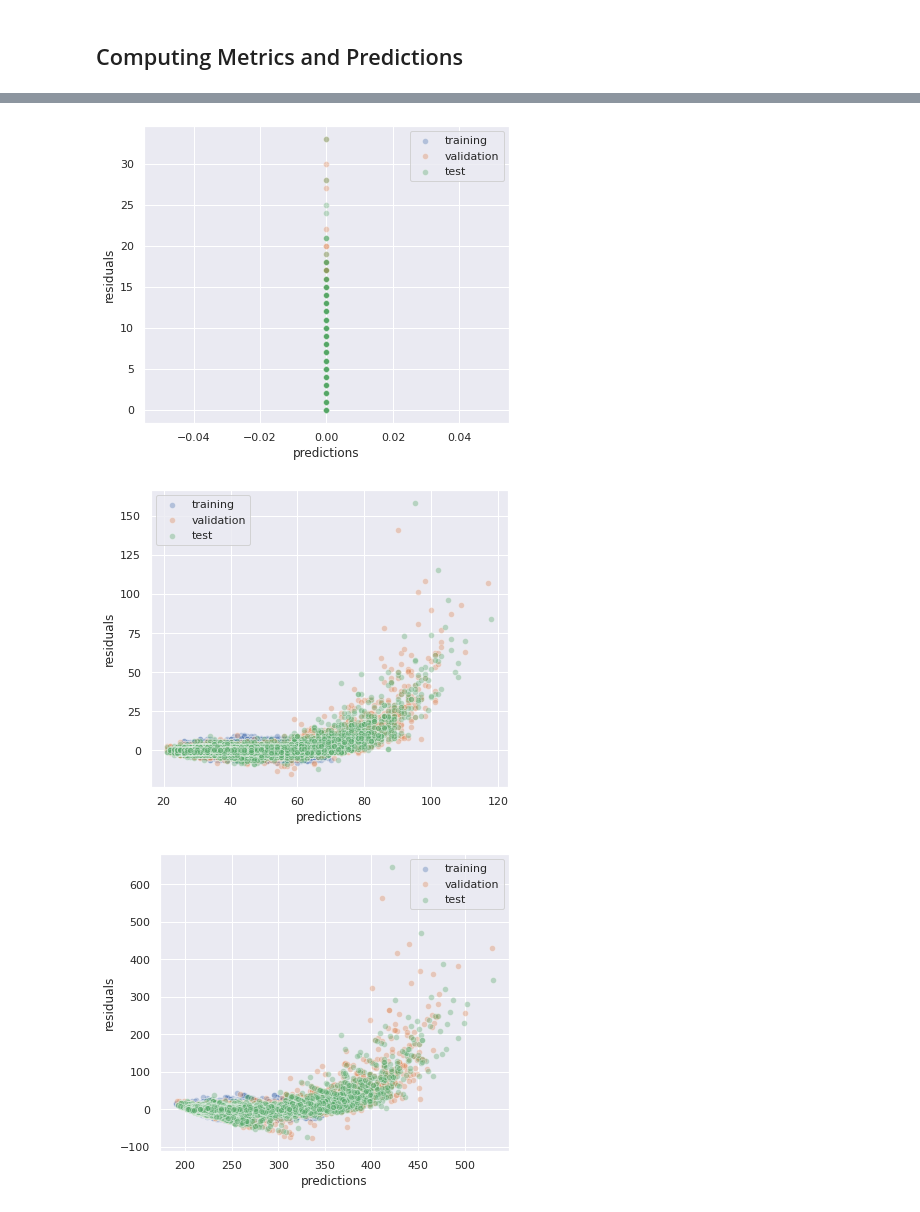
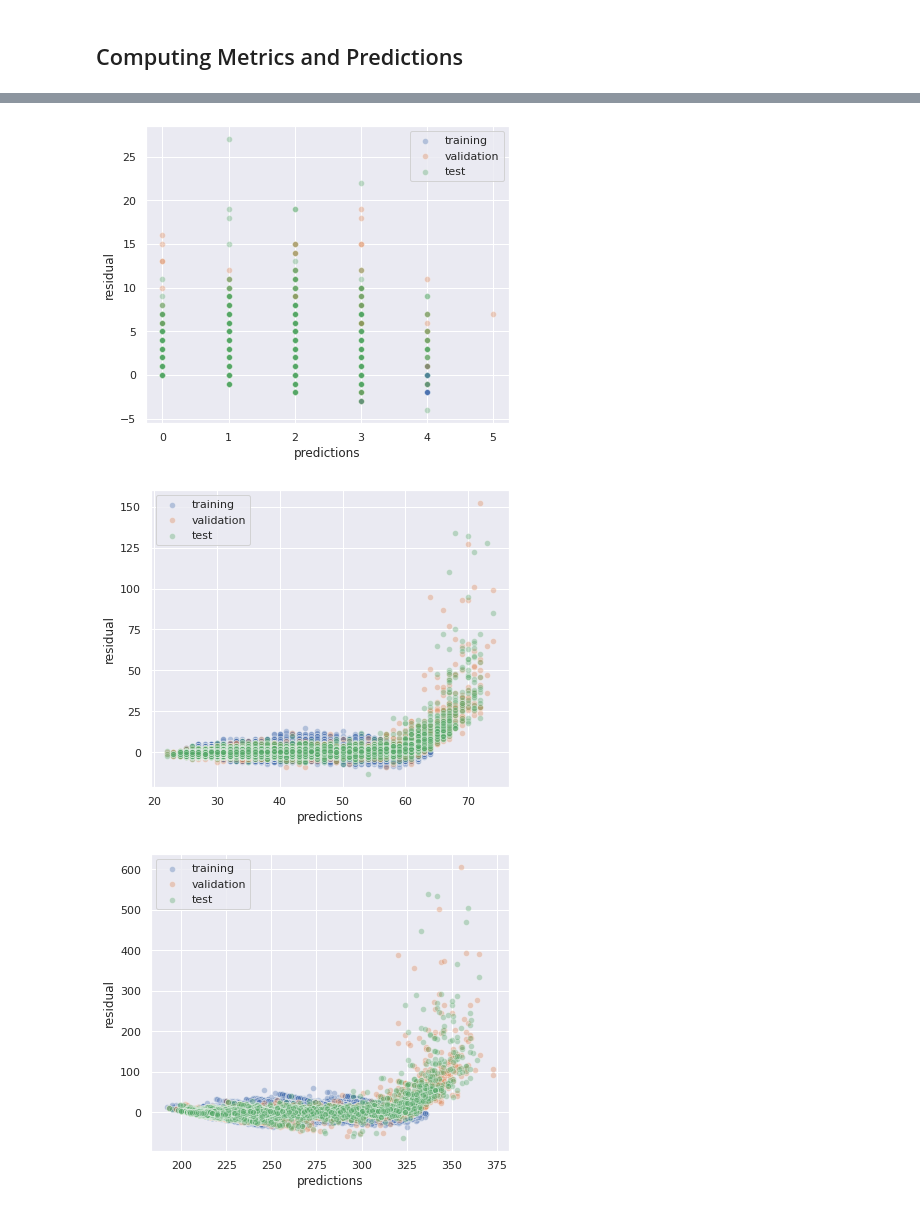
Before and after one commit to thesfinox/ml-cicy-4folds, a Jupyter notebook: cicy4_inception.ipynb, the cells around one changed output, grey strips where cells are left out. Saved outputs shown, nothing was run; the diff lists cells and outputs as text; code cells hidden in the pictures.

```diff
--- a/cicy4_inception.ipynb
+++ b/cicy4_inception.ipynb
@@ -165,7 +190,7 @@ plt.savefig(pimg('h22_distribution.pdf'), format='pdf', dpi=150)
 # %%
 batch_size = 64
 # %%
-df_train, df_test = train_test_split(df, test_size=0.05, shuffle=True, random_state=RAND)
+df_train, df_test = train_test_split(df, test_size=0.02, shuffle=True, random_state=RAND)
 df_val, df_test   = train_test_split(df_test, test_size=0.5, shuffle=True, random_state=RAND)
 
 print(f'Training set:   {df_train.shape[0]:d} samples (fraction: {df_train.shape[0] / df.shape[0]:.3f})')
@@ -241,17 +295,8 @@ test_labels = {'h11': list(df_test['h11'].values.astype(np.int)),
                'h22': list(df_test['h22'].values.astype(np.int)),
               }
 # %%
-train = tf.data.Dataset.from_tensor_slices((list(df_train['matrix'].values),
-                                            train_labels
-                                           )
-                                          ).batch(batch_size).prefetch(2 * batch_size)
-val = tf.data.Dataset.from_tensor_slices((list(df_val['matrix'].values),
-                                          val_labels
-                                         )
-                                        ).batch(batch_size).prefetch(2 * batch_size)
-test = tf.data.Dataset.from_tensor_slices((list(df_test['matrix'].values),
-                                           test_labels
-                                          )
-                                         ).batch(batch_size).prefetch(2 * batch_size)
+train = tf.data.Dataset.from_tensor_slices((train_features, train_labels)).cache().batch(batch_size).prefetch(2)
+val = tf.data.Dataset.from_tensor_slices((val_features, val_labels)).cache().batch(batch_size).prefetch(2)
+test = tf.data.Dataset.from_tensor_slices((test_features, test_labels)).cache().batch(batch_size).prefetch(2)
 # %% [markdown]
 ## Model Building
@@ -433 +533,3 @@ Epoch 5/5
+# %%
+full_model = keras.models.load_model(pdata(PREFIX + 'inception' + SUFFIX + '.h5'))
 # %%
@@ -482,10 +596,18 @@ plt.savefig(pimg('learning_rate.pdf'), format='pdf', dpi=150)
 # %%
-train_predictions = inception.predict(train)
-train_predictions = {key: list(np.rint(value.reshape(-1,)).astype(np.int)) for key, value in train_predictions.items()}
-val_predictions   = inception.predict(val)
-val_predictions   = {key: list(np.rint(value.reshape(-1,)).astype(np.int)) for key, value in val_predictions.items()}
-test_predictions  = inception.predict(test)
-test_predictions  = {key: list(np.rint(value.reshape(-1,)).astype(np.int)) for key, value in test_predictions.items()}
+train_predictions = full_model.predict(train)
+train_predictions = {key: list(np.rint(value.reshape(-1,)).astype(np.float64)) for key, value in train_predictions.items()}
+val_predictions   = full_model.predict(val)
+val_predictions   = {key: list(np.rint(value.reshape(-1,)).astype(np.float64)) for key, value in val_predictions.items()}
+test_predictions  = full_model.predict(test)
+test_predictions  = {key: list(np.rint(value.reshape(-1,)).astype(np.float64)) for key, value in test_predictions.items()}
+
+# save predictions to file
+with open(pdata(PREFIX + 'train_predictions' + SUFFIX + '.json'), 'w') as f:
+    json.dump(train_predictions, f)
+with open(pdata(PREFIX + 'val_predictions' + SUFFIX + '.json'), 'w') as f:
+    json.dump(val_predictions, f)
+with open(pdata(PREFIX + 'test_predictions' + SUFFIX + '.json'), 'w') as f:
+    json.dump(test_predictions, f)
 # %%
 # compute metrics
 metrics = {}
@@ -668,13 +791,13 @@ sns.scatterplot(x=test_predictions['h21'],
                 ax=ax
                )
 ax.set_xlabel('predictions')
-ax.set_ylabel('residuals')
+ax.set_ylabel('residual')
 ax.legend(['training', 'validation', 'test'])
 
 plt.tight_layout()
-plt.savefig(pimg('h21_residuals.pdf'), format='pdf', dpi=150)
+plt.savefig(pimg(PREFIX + 'h21_residuals' + SUFFIX + '.pdf'), format='pdf', dpi=150)
 # %% [output]
-[figure, old version]
+[figure, new version]
 # %%
 _, ax = plt.subplots(1, 1, figsize=(6,5))
 
@@ -694,36 +817,36 @@ sns.scatterplot(x=test_predictions['h31'],
                 ax=ax
                )
 ax.set_xlabel('predictions')
-ax.set_ylabel('residuals')
+ax.set_ylabel('residual')
 ax.legend(['training', 'validation', 'test'])
 
 plt.tight_layout()
-plt.savefig(pimg('h31_residuals.pdf'), format='pdf', dpi=150)
+plt.savefig(pimg(PREFIX + 'h31_residuals' + SUFFIX + '.pdf'), format='pdf', dpi=150)
 # %% [output]
-[figure, old version]
+[figure, new version]
 # %%
 _, ax = plt.subplots(1, 1, figsize=(6,5))
 
 sns.scatterplot(x=train_predictions['h22'],
                 y=train_residuals['h22'],
                 alpha=0.35,
                 ax=ax
                )
 sns.scatterplot(x=val_predictions['h22'],
                 y=val_residuals['h22'],
                 alpha=0.35,
                 ax=ax
                )
 sns.scatterplot(x=test_predictions['h22'],
                 y=test_residuals['h22'],
                 alpha=0.35,
                 ax=ax
                )
 ax.set_xlabel('predictions')
-ax.set_ylabel('residuals')
+ax.set_ylabel('residual')
 ax.legend(['training', 'validation', 'test'])
 
 plt.tight_layout()
-plt.savefig(pimg('h22_residuals.pdf'), format='pdf', dpi=150)
+plt.savefig(pimg(PREFIX + 'h22_residuals' + SUFFIX + '.pdf'), format='pdf', dpi=150)
 # %% [output]
-[figure, old version]
+[figure, new version]
```
Also changed, not shown: parts of 47 cells of this notebook, 5 other files.
